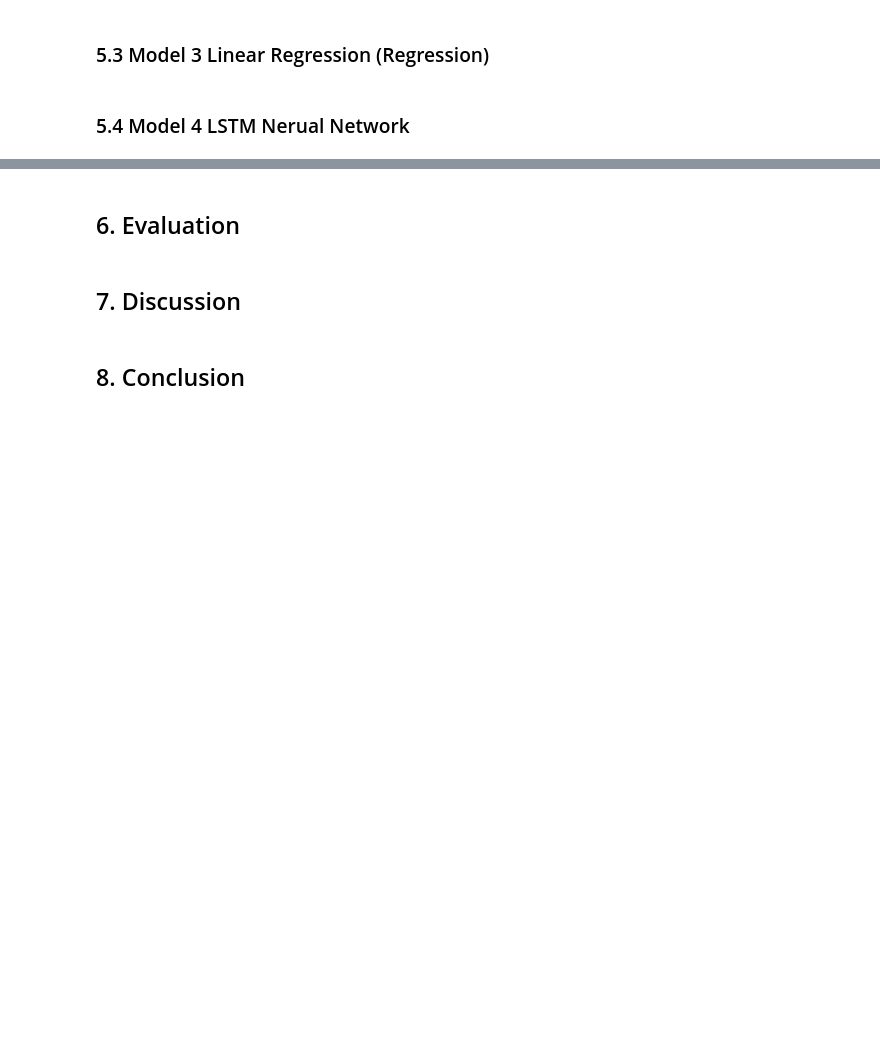
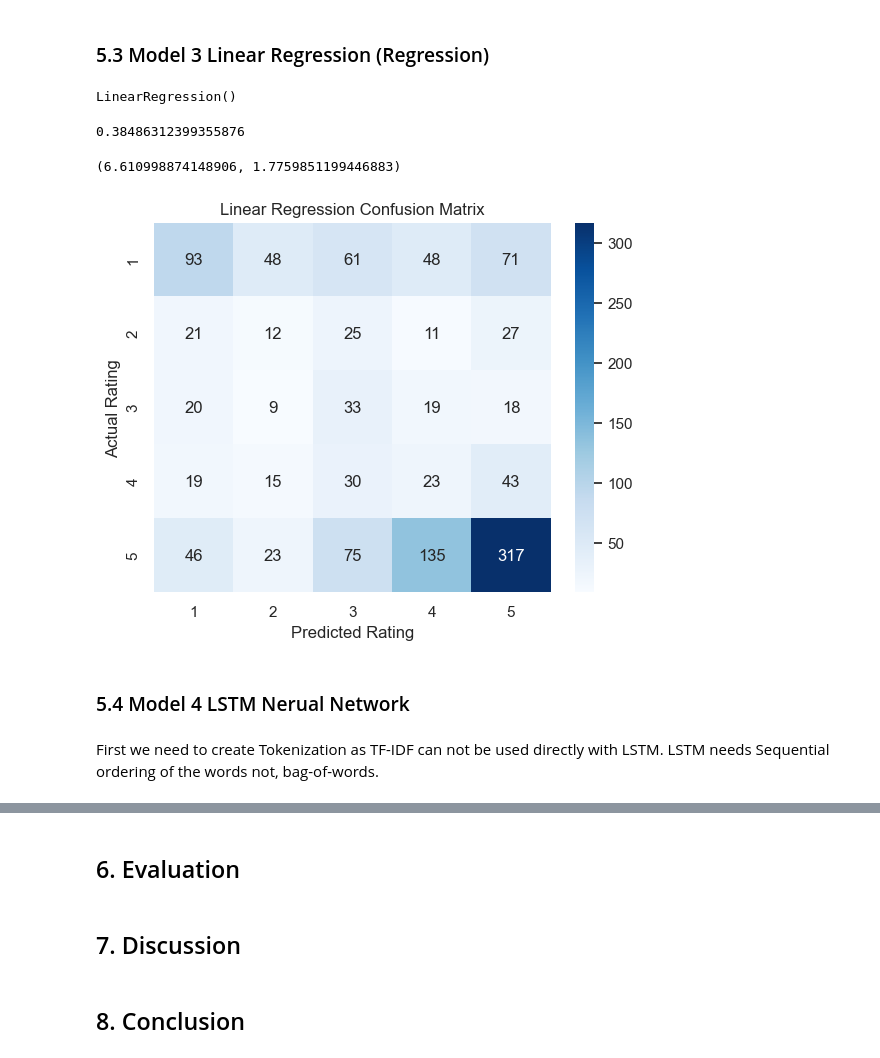
Before and after one commit to nicoholth/INFO284Semesterassignment, a Jupyter notebook: Task1_Sentiment/Task1_Sentiment.ipynb, the cells around one changed output, grey strips where cells are left out. Drawn from its saved outputs; the diff is of its cells as text; code cells hidden in the pictures; blank space fills up the shorter version.

```diff
--- a/Task1_Sentiment/Task1_Sentiment.ipynb
+++ b/Task1_Sentiment/Task1_Sentiment.ipynb
@@ -207,2 +258,49 @@ plt.show()
+# %%
+lin_model = LinearRegression()
+# %%
+lin_model.fit(X_train, y_train)
+# %% [output]
+LinearRegression()
+# %%
+lin_predictions = lin_model.predict(X_test)
+# %%
+import numpy as np
+
+lin_predictions_rounded = np.round(lin_predictions)
+lin_predictions_rounded = np.clip(lin_predictions_rounded, 1, 5)
+# %%
+lin_accuracy = accuracy_score(y_test, lin_predictions_rounded)
+lin_accuracy
+# %% [output]
+0.38486312399355876
+# %%
+from sklearn.metrics import mean_squared_error, mean_absolute_error
+
+mse = mean_squared_error(y_test, lin_predictions)
+mae = mean_absolute_error(y_test, lin_predictions)
+
+mse, mae
+# %% [output]
+(6.610998874148906, 1.7759851199446883)
+# %%
+cm = confusion_matrix(y_test, lin_predictions_rounded)
+
+sns.heatmap(
+    cm,
+    annot=True,
+    fmt="d",
+    cmap="Blues",
+    xticklabels=[1,2,3,4,5],
+    yticklabels=[1,2,3,4,5]
+)
+
+plt.xlabel("Predicted Rating")
+plt.ylabel("Actual Rating")
+plt.title("Linear Regression Confusion Matrix")
+plt.show()
+# %% [output]
+[figure, added]
 # %% [markdown]
 ### 5.4 Model 4 LSTM Nerual Network
+# %% [markdown]
+First we need to create Tokenization as TF-IDF can not be used directly with LSTM. LSTM needs Sequential ordering of the words not, bag-of-words.
```
Also changed, not shown: parts of 36 cells of this notebook.
